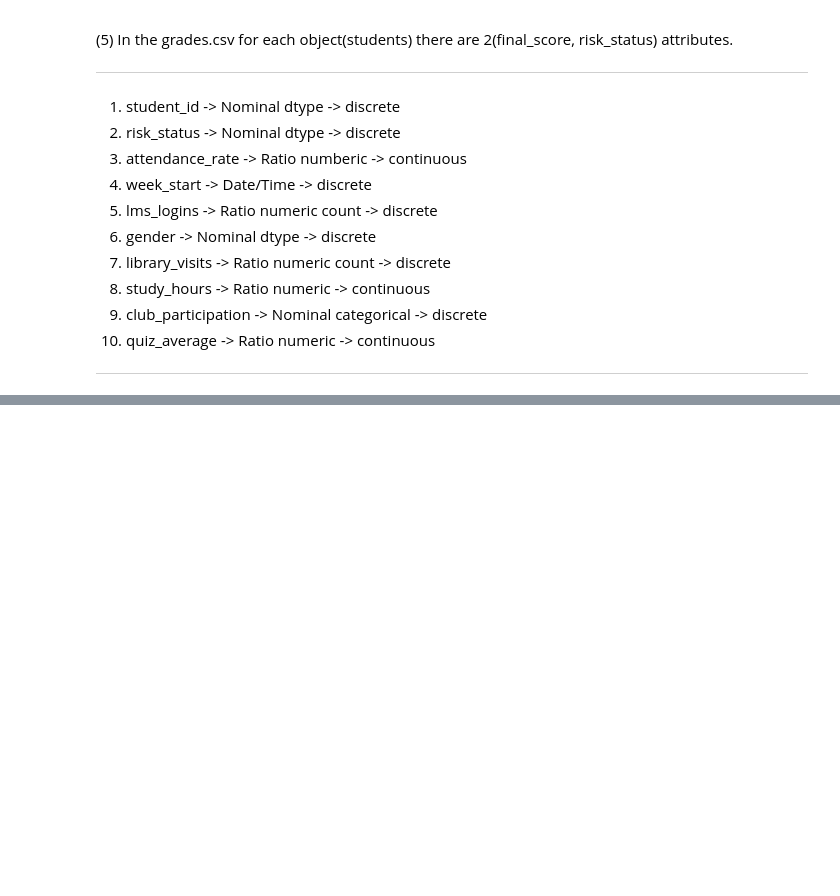
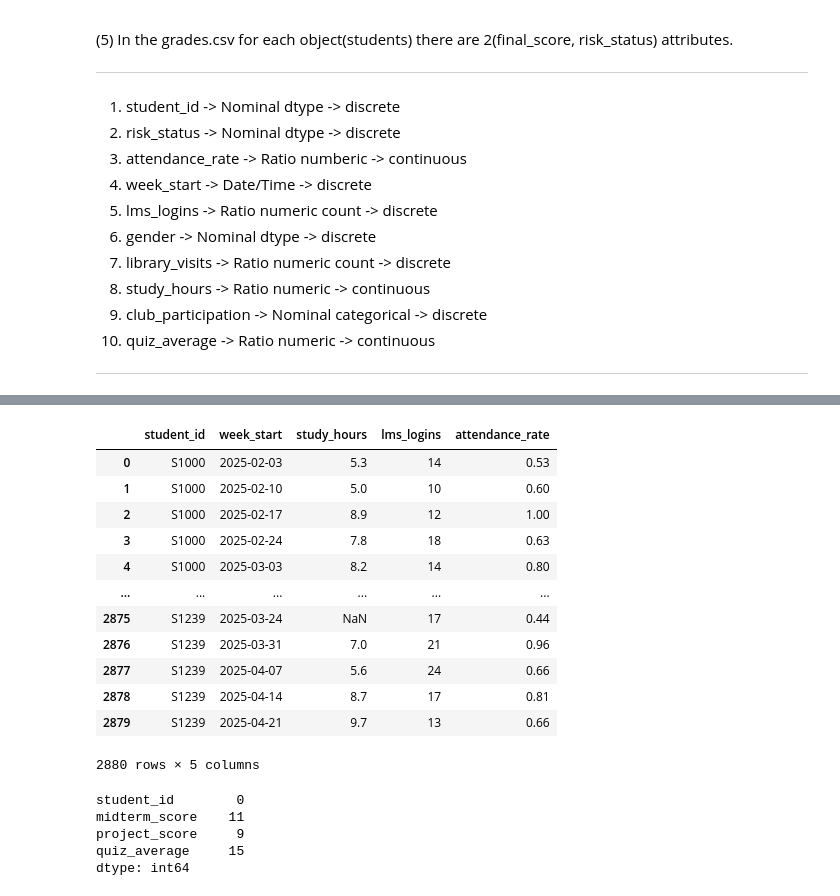
Before and after one commit to AloneMask001/Campus-learning-analytics, a Jupyter notebook: 2365109-HW4.ipynb, the cells around one changed output, grey strips where cells are left out. Saved outputs shown, nothing was run; the diff lists cells and outputs as text; code cells hidden in the pictures; blank space fills up the shorter version.

```diff
--- a/2365109-HW4.ipynb
+++ b/2365109-HW4.ipynb
@@ -215,0 +280,9 @@ dtype: object
+# %%
+w_activity_df["attendance_rate"] = round(w_activity_df["attendance_rate"],2)
+#There is no chance of students who attended half percent attendence record in history. so i rounded by 2.
+
+assessment_df["midterm_score"] = round(assessment_df["midterm_score"],1)
+assessment_df["project_score"] = round(assessment_df["project_score"],1)
+assessment_df["quiz_average"] = round(assessment_df["quiz_average"],1)
+#Its is more convenient when we use only 1 decimal points
+grades_df["quiz_average"] = round(assessment_df["quiz_average"],1)
@@ -215,0 +692,38 @@ dtype: object
+# %%
+w_activity_df["study_hours"] = w_activity_df["study_hours"].replace(80, np.nan)
+w_activity_df["study_hours"] = round(w_activity_df["study_hours"], 1)
+w_activity_df
+#Values above the IQR upper boundary were reviewed manually. Only the value of 80 was treated as impossible
+#and replaced with NaN as weekly study hours of 13-16 are realistic for university students.
+# %% [output]
+|  | student_id | week_start | study_hours | lms_logins | attendance_rate |
+| 0 | S1000 | 2025-02-03 | 5.3 | 14 | 0.53 |
+| 1 | S1000 | 2025-02-10 | 5.0 | 10 | 0.60 |
+| 2 | S1000 | 2025-02-17 | 8.9 | 12 | 1.00 |
+| 3 | S1000 | 2025-02-24 | 7.8 | 18 | 0.63 |
+| 4 | S1000 | 2025-03-03 | 8.2 | 14 | 0.80 |
+| ... | ... | ... | ... | ... | ... |
+| 2875 | S1239 | 2025-03-24 | NaN | 17 | 0.44 |
+| 2876 | S1239 | 2025-03-31 | 7.0 | 21 | 0.96 |
+| 2877 | S1239 | 2025-04-07 | 5.6 | 24 | 0.66 |
+| 2878 | S1239 | 2025-04-14 | 8.7 | 17 | 0.81 |
+| 2879 | S1239 | 2025-04-21 | 9.7 | 13 | 0.66 |
+2880 rows × 5 columns
+# %%
+w_activity_df.loc[w_activity_lms_outliers.index, "lms_logins"] = np.nan
+#After i found outliers i used .loc[index_version_outlier, column] = np.nan
+w_activity_df.loc[w_activity_impossible_attendance.index, "attendance_rate"] = np.nan
+assessment_df.loc[assessment_impossible_midterm.index, "midterm_score"] = np.nan
+assessment_df.loc[assessment_impossible_project.index, "project_score"] = np.nan
+assessment_df.loc[assessment_impossible_quiz_avg.index, "quiz_average"] = np.nan
+
+final_score_immposible = grades_df[(0.0 > grades_df["final_score"]) | (grades_df["final_score"] > 100.0)]
+#print(final_score_immposible) # No single row in here so no need to fix anything
+
+assessment_df.isnull().sum()
+# %% [output]
+student_id        0
+midterm_score    11
+project_score     9
+quiz_average     15
+dtype: int64
```
Also changed, not shown: parts of 23 cells of this notebook.
